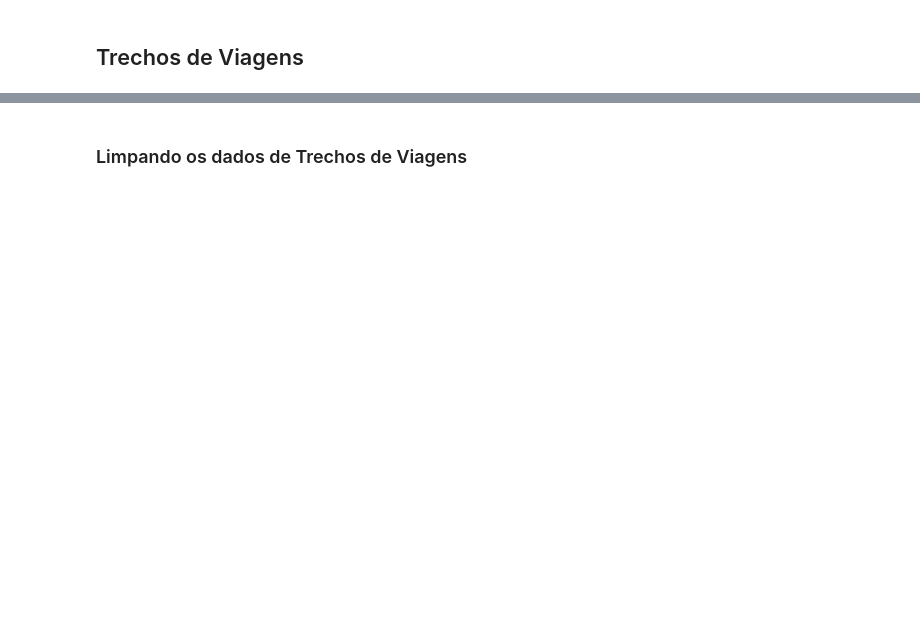
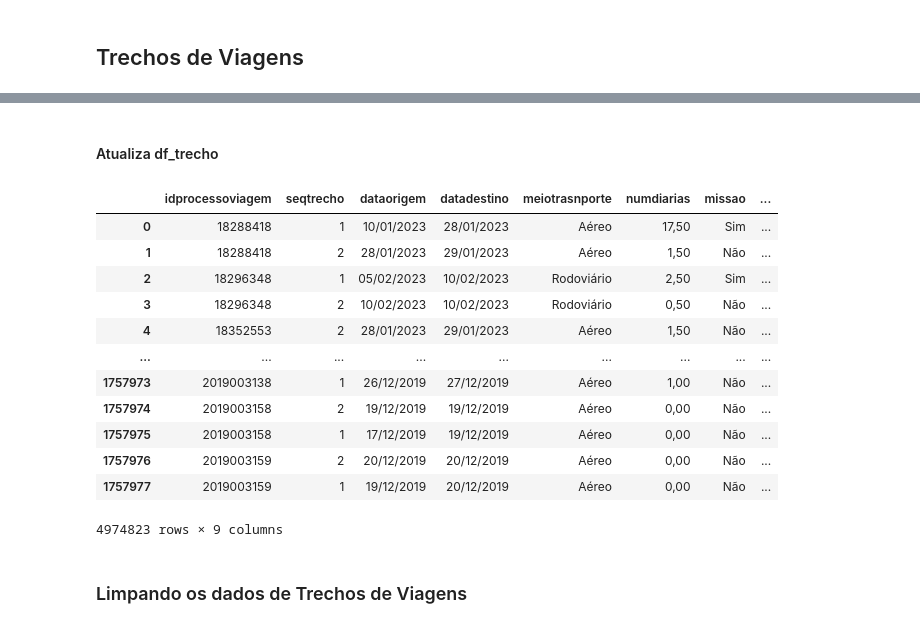
Before and after one commit to gui1080/FundamentosBD, a Jupyter notebook: FBD_Projeto.ipynb, the cells around one changed output, grey strips where cells are left out. Drawn from its saved outputs; the diff is of its cells as text; code cells hidden in the pictures; blank space fills up the shorter version.

```diff
--- a/FBD_Projeto.ipynb
+++ b/FBD_Projeto.ipynb
@@ -281,0 +203,17 @@ for index, row in df_trecho.iterrows():
+# %%
+# Monta dataframe de uf
+df_uf = pd.DataFrame(df_trecho['uforigem'])
+df_uf.rename(columns={'uforigem' : 'uf'}, inplace=True)
+
+df = pd.DataFrame(df_trecho['ufdestino'])
+df.rename(columns={'ufdestino' : 'uf'}, inplace=True)
+
+df_uf = pd.concat([df_uf, df], axis=0)
+df_uf.dropna(subset=['uf'], inplace=True)
+df_uf.drop_duplicates(subset=['uf'], keep="first", inplace=True)
+df_uf.reset_index(drop=True, inplace=True)
+df_uf['id'] = df_uf.index
+df_uf['pais'] = dic_pais['Brasil']
+dic_uf = df_uf.set_index('uf')['id'].to_dict()
+
+df_uf
@@ -281,0 +240,19 @@ for index, row in df_trecho.iterrows():
+# %%
+# Monta dataframe de cidade
+
+df_cidade = df_trecho[['paisorigem', 'uforigem', 'cidadeorigem']].copy()
+df_cidade.rename(columns={'cidadeorigem' : 'cidade', 'uforigem' : 'uf', 'paisorigem' : 'pais'}, inplace=True)
+df_cidade['nacional'] = df_cidade['uf'].map(dic_uf)
+
+df = df_trecho[['paisdestino', 'ufdestino', 'cidadedestino']].copy()
+df.rename(columns={'cidadedestino' : 'cidade', 'ufdestino' : 'uf', 'paisdestino' : 'pais'}, inplace=True)
+df['internacional'] = df['pais'].map(dic_pais)
+
+df_cidade = pd.concat([df_cidade, df], axis=0)
+df_cidade.dropna(subset=['cidade'], inplace=True)
+df_cidade.drop_duplicates(subset=['cidade'], keep="first", inplace=True)
+df_cidade.reset_index(drop=True, inplace=True)
+df_cidade['id'] = df_cidade.index
+df_cidade.drop(['uf','pais'], axis=1, inplace=True)
+dic_cidade = df_cidade.set_index('cidade')['id'].to_dict()
+df_cidade
@@ -281,0 +273,23 @@ for index, row in df_trecho.iterrows():
+# %% [markdown]
+#### Atualiza df_trecho
+# %%
+df_trecho['idcidadeorigem'] = df_trecho['cidadeorigem'].map(dic_cidade)
+df_trecho['idcidadedestino'] = df_trecho['cidadedestino'].map(dic_cidade)
+df_trecho.drop(columns=['paisorigem', 'uforigem', 'cidadeorigem',
+                        'paisdestino', 'ufdestino', 'cidadedestino'], axis=1, inplace=True)
+df_trecho.rename(columns={'idcidadeorigem' : 'cidadeorigem', 'idcidadedestino' : 'cidadedestino'}, inplace=True)
+df_trecho
+# %% [output]
+|  | idprocessoviagem | seqtrecho | dataorigem | datadestino | meiotrasnporte | numdiarias | missao | ... |
+| 0 | 18288418 | 1 | 10/01/2023 | 28/01/2023 | Aéreo | 17,50 | Sim | ... |
+| 1 | 18288418 | 2 | 28/01/2023 | 29/01/2023 | Aéreo | 1,50 | Não | ... |
+| 2 | 18296348 | 1 | 05/02/2023 | 10/02/2023 | Rodoviário | 2,50 | Sim | ... |
+| 3 | 18296348 | 2 | 10/02/2023 | 10/02/2023 | Rodoviário | 0,50 | Não | ... |
+| 4 | 18352553 | 2 | 28/01/2023 | 29/01/2023 | Aéreo | 1,50 | Não | ... |
+| ... | ... | ... | ... | ... | ... | ... | ... | ... |
+| 1757973 | 2019003138 | 1 | 26/12/2019 | 27/12/2019 | Aéreo | 1,00 | Não | ... |
+| 1757974 | 2019003158 | 2 | 19/12/2019 | 19/12/2019 | Aéreo | 0,00 | Não | ... |
+| 1757975 | 2019003158 | 1 | 17/12/2019 | 19/12/2019 | Aéreo | 0,00 | Não | ... |
+| 1757976 | 2019003159 | 2 | 20/12/2019 | 20/12/2019 | Aéreo | 0,00 | Não | ... |
+| 1757977 | 2019003159 | 1 | 19/12/2019 | 20/12/2019 | Aéreo | 0,00 | Não | ... |
+4974823 rows × 9 columns
```
Also changed, not shown: parts of 25 cells of this notebook, 1 other file.
